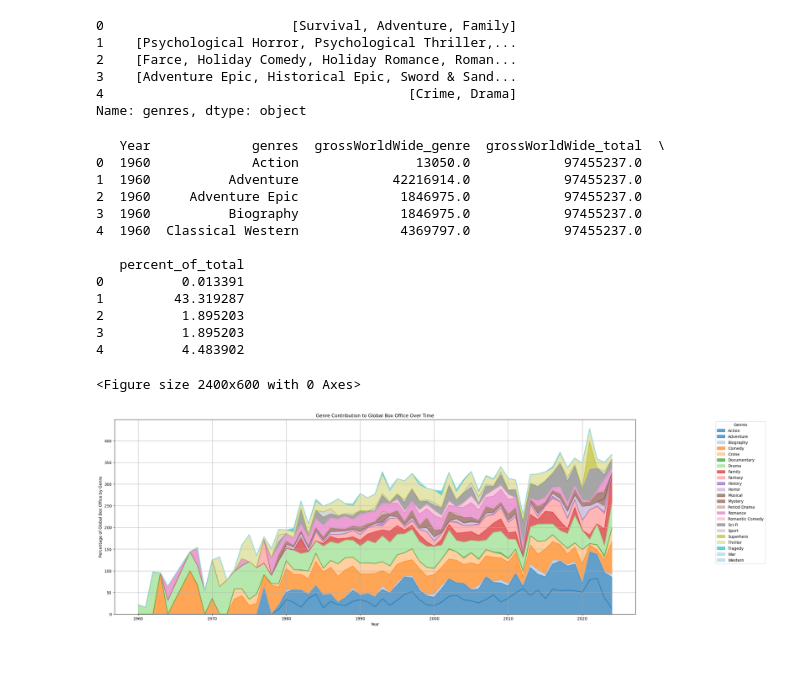
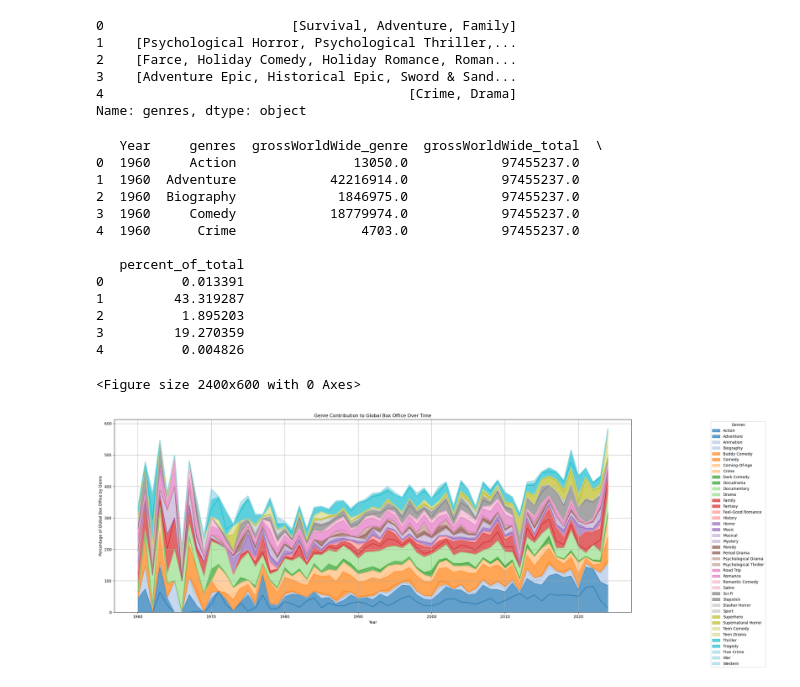
Before and after one commit to DaxKelson/aibootcampGroup3Project1, a Jupyter notebook: MovieProfitability.ipynb, the cells around one changed output. Saved outputs shown, nothing was run; the diff lists cells and outputs as text; code cells hidden in the pictures; blank space fills up the shorter version.

Commit message:
Finished charts of popularity and profitably by decade

```diff
--- a/MovieProfitability.ipynb
+++ b/MovieProfitability.ipynb
@@ -91,6 +91,15 @@ imdb_all_years_df["genres"] = imdb_all_years_df["genres"].apply(lambda x: [g.str
 #imdb_all_years_df["genres"] = imdb_all_years_df["genres"].apply(lambda x: [g.strip() for g in x])
 # Now explode
 imdb_exploded = imdb_all_years_df.explode("genres")
+imdb_exploded = imdb_exploded[~imdb_exploded["Title"].str.contains(r"Radical Wolfe", case=False, na=False)]
+# Count the total number of movies per genre across all years
+total_genre_counts = imdb_exploded["genres"].value_counts()
+
+# Keep only genres that appear in at least 4 movies total
+valid_genres = total_genre_counts[total_genre_counts >= 80].index.tolist()
+
+# Filter the dataset to only include movies with valid genres
+imdb_exploded = imdb_exploded[imdb_exploded["genres"].isin(valid_genres)]
 imdb_all_years_df["genres"].head()
 # %% [output]
 0                        [Survival, Adventure, Family]
@@ -123,74 +132,74 @@ genre_box_office["percent_of_total"] = (
 # Preview results
 print(genre_box_office.head())
 # %% [output]
-   Year             genres  grossWorldWide_genre  grossWorldWide_total  \
-0  1960             Action               13050.0            97455237.0
-1  1960          Adventure            42216914.0            97455237.0
-2  1960     Adventure Epic             1846975.0            97455237.0
-3  1960          Biography             1846975.0            97455237.0
-4  1960  Classical Western             4369797.0            97455237.0
+   Year     genres  grossWorldWide_genre  grossWorldWide_total  \
+0  1960     Action               13050.0            97455237.0
+1  1960  Adventure            42216914.0            97455237.0
+2  1960  Biography             1846975.0            97455237.0
+3  1960     Comedy            18779974.0            97455237.0
+4  1960      Crime                4703.0            97455237.0
 
    percent_of_total
 0          0.013391
 1         43.319287
 2          1.895203
-3          1.895203
-4          4.483902
+3         19.270359
+4          0.004826
 # %%
 # Count the number of movies per genre per year
 genre_counts = imdb_exploded.groupby(["Year", "genres"]).size().reset_index(name="movie_count")
 
 # Merge with genre revenue data
 genre_box_office = genre_box_office.merge(genre_counts, on=["Year", "genres"])
-
-# Filter out genres with fewer than 4 movies per year
-genre_box_office = genre_box_office[genre_box_office["movie_count"] >= 6]
 # %%
 # Filter out genres with fewer than 4 movies per year and genres that are not relevant or redundant
-genre_box_office = genre_box_office[genre_box_office["movie_count"] >= 6]
-genre_box_office = genre_box_office[genre_box_office["genres"] != "Animal Adventure"]
-genre_box_office = genre_box_office[genre_box_office["genres"] != "Buddy Comedy"]
-genre_box_office = genre_box_office[genre_box_office["genres"] != "Feel-Good Romance"]
-genre_box_office = genre_box_office[genre_box_office["genres"] != "Docudrama"]
-genre_box_office = genre_box_office[genre_box_office["genres"] != "Political Thriller"]
-genre_box_office = genre_box_office[genre_box_office["genres"] != "News"]
-genre_box_office = genre_box_office[genre_box_office["genres"] != "Slapstick"]
-genre_box_office = genre_box_office[genre_box_office["genres"] != "Slasher Horror"]
-genre_box_office = genre_box_office[genre_box_office["genres"] != "Space Sci-Fi"]
-genre_box_office = genre_box_office[genre_box_office["genres"] != "Supernatural Horror"]
-genre_box_office = genre_box_office[genre_box_office["genres"] != "Teen Comedy"]
-genre_box_office = genre_box_office[genre_box_office["genres"] != "Teen Drama"]
-genre_box_office = genre_box_office[genre_box_office["genres"] != "Teen Horror"]
-genre_box_office = genre_box_office[genre_box_office["genres"] != "Coming-Of-Age"]
-genre_box_office = genre_box_office[genre_box_office["genres"] != "Dark Comedy"]
-genre_box_office = genre_box_office[genre_box_office["genres"] != "Music"]
-genre_box_office = genre_box_office[genre_box_office["genres"] != "Satire"]
-genre_box_office = genre_box_office[genre_box_office["genres"] != "Parody"]
-genre_box_office = genre_box_office[genre_box_office["genres"] != "Psychological Thriller"]
-genre_box_office = genre_box_office[genre_box_office["genres"] != "Psychological Drama"]
-genre_box_office = genre_box_office[genre_box_office["genres"] != "Animation"]
+# genre_box_office = genre_box_office[genre_box_office["movie_count"] >= 5]
+# genre_box_office = genre_box_office[genre_box_office["genres"] != "Animal Adventure"]
+# genre_box_office = genre_box_office[genre_box_office["genres"] != "Buddy Comedy"]
+# genre_box_office = genre_box_office[genre_box_office["genres"] != "Feel-Good Romance"]
+# genre_box_office = genre_box_office[genre_box_office["genres"] != "Docudrama"]
+# genre_box_office = genre_box_office[genre_box_office["genres"] != "Political Thriller"]
+# genre_box_office = genre_box_office[genre_box_office["genres"] != "News"]
+# genre_box_office = genre_box_office[genre_box_office["genres"] != "Slapstick"]
+# genre_box_office = genre_box_office[genre_box_office["genres"] != "Slasher Horror"]
+# genre_box_office = genre_box_office[genre_box_office["genres"] != "Space Sci-Fi"]
+# genre_box_office = genre_box_office[genre_box_office["genres"] != "Supernatural Horror"]
+# genre_box_office = genre_box_office[genre_box_office["genres"] != "Supernatural Fantasy"]
+# genre_box_office = genre_box_office[genre_box_office["genres"] != "Teen Comedy"]
+# genre_box_office = genre_box_office[genre_box_office["genres"] != "Teen Drama"]
+# genre_box_office = genre_box_office[genre_box_office["genres"] != "Teen Horror"]
+# genre_box_office = genre_box_office[genre_box_office["genres"] != "Coming-Of-Age"]
+# genre_box_office = genre_box_office[genre_box_office["genres"] != "Dark Comedy"]
+# genre_box_office = genre_box_office[genre_box_office["genres"] != "Music"]
+# genre_box_office = genre_box_office[genre_box_office["genres"] != "Satire"]
+# genre_box_office = genre_box_office[genre_box_office["genres"] != "Parody"]
+# genre_box_office = genre_box_office[genre_box_office["genres"] != "Psychological Thriller"]
+# genre_box_office = genre_box_office[genre_box_office["genres"] != "Psychological Drama"]
+# genre_box_office = genre_box_office[genre_box_office["genres"] != "Animation"]
+# genre_box_office = genre_box_office[genre_box_office["genres"] != "High-Concept Comedy"]
+# genre_box_office = genre_box_office[genre_box_office["genres"] != "Conspiracy Thriller"]
 # Pivot the data for stacked area chart
 pivot_genre = genre_box_office.pivot(index="Year", columns="genres", values="percent_of_total").fillna(0)
 
 # Plot the stacked area chart
 plt.figure(figsize=(24, 6))
 pivot_genre.plot(kind="area", stacked=True, colormap="tab20", alpha=0.7, figsize=(24, 9))
 
 # Move the legend further to the right
 plt.legend(loc="upper left", bbox_to_anchor=(1.15, 1), title="Genres")
 
 # # Twin plot for total box office revenue
 # plt.twinx()
 # plt.plot(total_box_office_by_year["Year"], total_box_office_by_year["grossWorldWide"],
 #          marker="o", linestyle="-", color="black", label="Total Global Box Office")
 
 # Labels and title
 plt.xlabel("Year")
 plt.ylabel("Percentage of Global Box Office by Genre")
 plt.title("Genre Contribution to Global Box Office Over Time")
 plt.grid(True)
 # Show the plot
 plt.show()
 # %% [output]
 <Figure size 2400x600 with 0 Axes>
-[figure, old version]
+[figure, new version]
```
Also changed, not shown: parts of 8 cells of this notebook.
